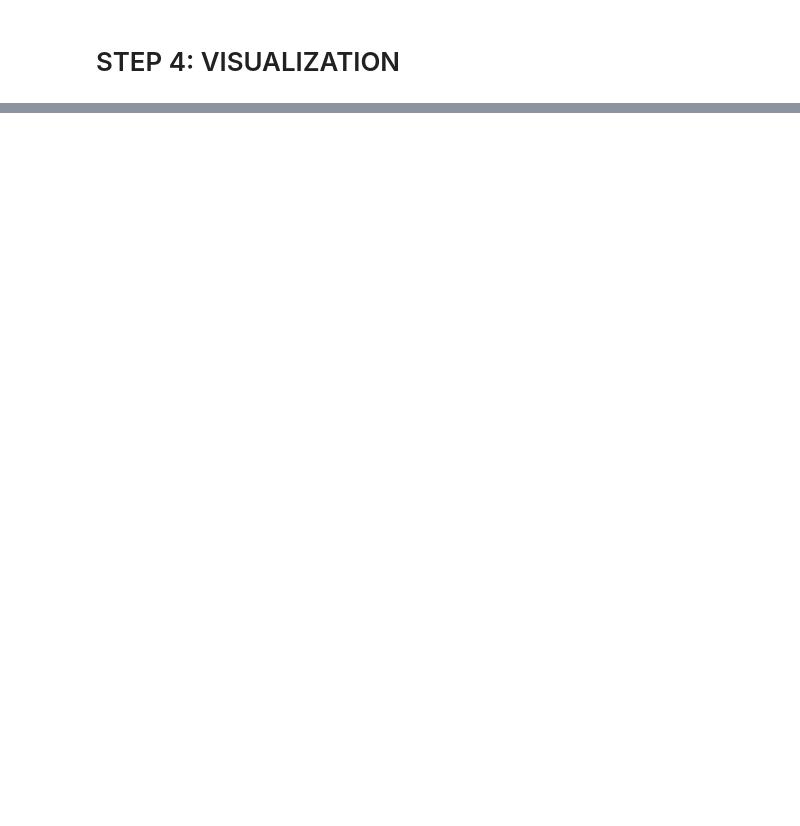
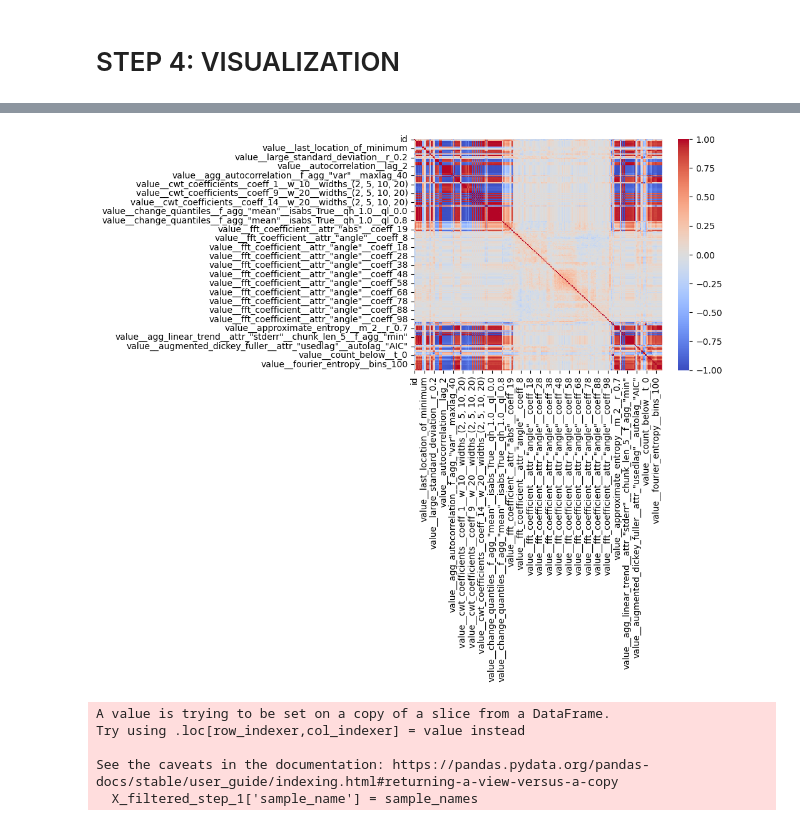
Before and after one commit to nxteventrying/TESIS, a Jupyter notebook: scripts/PG_2.ipynb, the cells around one changed output, grey strips where cells are left out. Cells and saved outputs as stored; diff of their text form; code cells hidden in the pictures; blank space fills up the shorter version.

```diff
--- a/scripts/PG_2.ipynb
+++ b/scripts/PG_2.ipynb
@@ -964,0 +1088,2 @@ features_df.to_csv('/home/think/Desktop/TESIS/csv_files/pg_2_chaotic_features')
+# %%
+ts_feats.drop(ts_feats.columns[[0]], axis=1, inplace=True)
@@ -964,0 +1129,2 @@ features_df.to_csv('/home/think/Desktop/TESIS/csv_files/pg_2_chaotic_features')
+# %%
+ts_feats.drop(ts_feats.columns[[1]], axis=1, inplace=True)
@@ -964,0 +1146,31 @@ features_df.to_csv('/home/think/Desktop/TESIS/csv_files/pg_2_chaotic_features')
+# %%
+from sklearn.preprocessing import MinMaxScaler
+from sklearn.feature_selection import VarianceThreshold
+import numpy as np
+
+# X is your DF of shape (20, ~788)
+X = ts_feats.copy()
+
+# 1. Use MinMaxScaler to normalize each feature to range [0, 1]
+scaler = MinMaxScaler()
+X_mm = scaler.fit_transform(X)
+
+# Optionally wrap back to DataFrame to keep column names:
+X_mm = pd.DataFrame(X_mm, index=X.index, columns=X.columns)
+
+# 2. Compute variances
+vars = X_mm.var(axis=0)
+vars.describe()  # check distribution
+
+# 3. Choose a threshold
+# e.g. only keep features with variance > 0.005
+threshold = 0.04
+
+# 4. Apply VarianceThreshold
+sel = VarianceThreshold(threshold=threshold)
+X_highvar = sel.fit_transform(X_mm)
+features_highvar = [f for f, keep in zip(X.columns, sel.get_support()) if keep]
+
+print(f"Features kept: {len(features_highvar)} (threshold={threshold})")
+
+X_filtered_step_1 = X_mm[features_highvar]
@@ -964,0 +1189,11 @@ features_df.to_csv('/home/think/Desktop/TESIS/csv_files/pg_2_chaotic_features')
+# %%
+miracle = X_filtered_step_1
+corr = miracle.corr()
+
+# Visualize (optional)
+import seaborn as sns
+import matplotlib.pyplot as plt
+sns.heatmap(corr, cmap='coolwarm', center=0)
+plt.show()
+# %% [output]
+[figure, added]
@@ -964,0 +1203,10 @@ features_df.to_csv('/home/think/Desktop/TESIS/csv_files/pg_2_chaotic_features')
+# %%
+X_filtered_step_1['sample_name'] = sample_names
+cols = ['sample_name'] + [col for col in X_filtered_step_1.columns if col != 'sample_name']
+X_filtered_step_1 = X_filtered_step_1[cols]
+# %% [output]
+A value is trying to be set on a copy of a slice from a DataFrame.
+Try using .loc[row_indexer,col_indexer] = value instead
+
+See the caveats in the documentation: https://pandas.pydata.org/pandas-docs/stable/user_guide/indexing.html#returning-a-view-versus-a-copy
+  X_filtered_step_1['sample_name'] = sample_names
```
Also changed, not shown: parts of 35 cells of this notebook, 2 other files.
